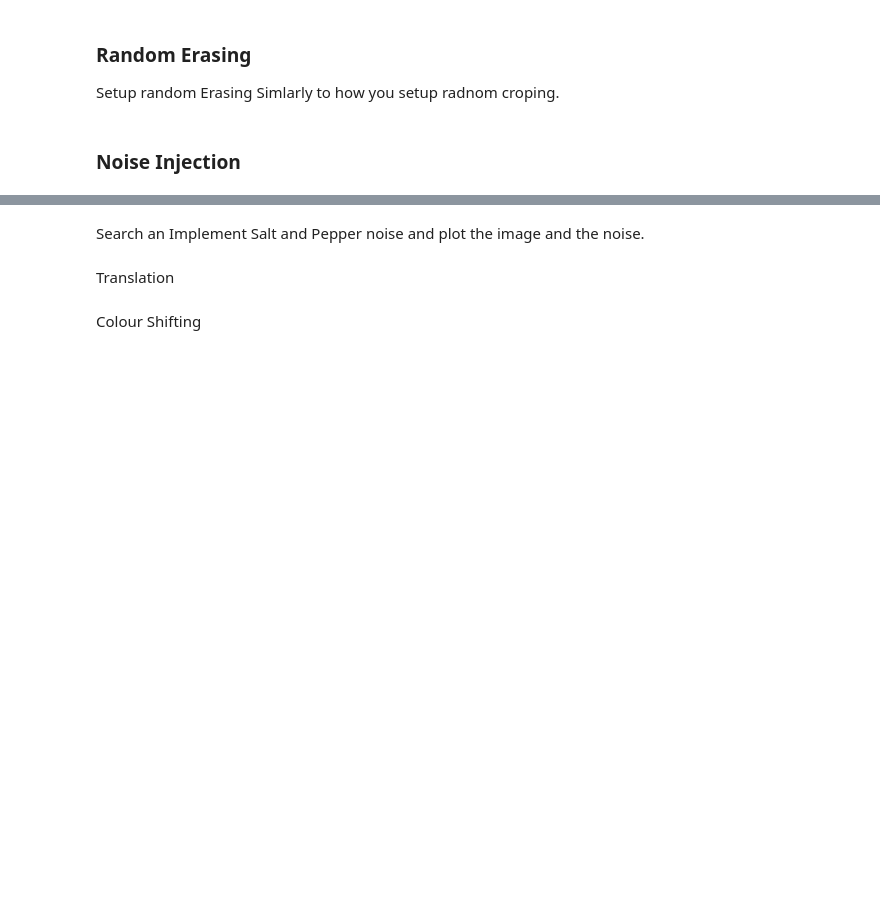
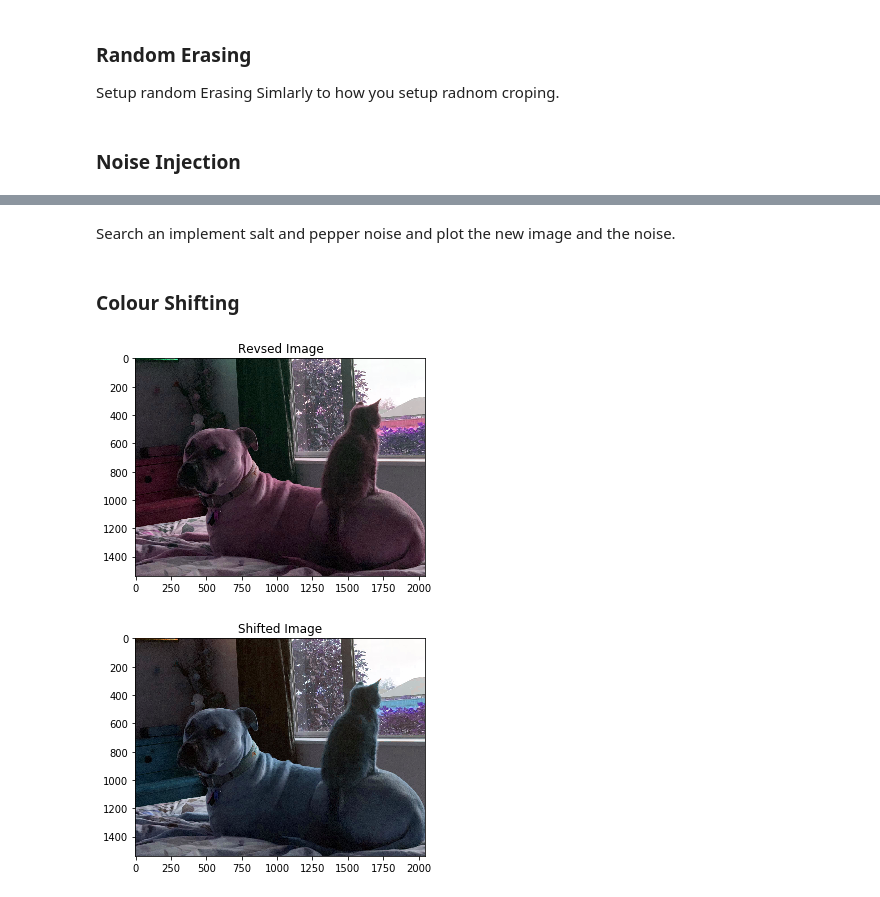
Before and after one commit to lhy110/sail_tutorials, a Jupyter notebook: 2. Computer Vision Basics and Image Augmentations/2.5 Image Augmentations.ipynb, the cells around one changed output, grey strips where cells are left out. Saved outputs shown, nothing was run; the diff lists cells and outputs as text; code cells hidden in the pictures; blank space fills up the shorter version.

```diff
--- a/2. Computer Vision Basics and Image Augmentations/2.5 Image Augmentations.ipynb
+++ b/2. Computer Vision Basics and Image Augmentations/2.5 Image Augmentations.ipynb
@@ -183,7 +197,7 @@ plt.imshow(image_with_noise)
 plt.title("Image with Speckle Noise")
 plt.show()
 # %% [markdown]
-Search an Implement Salt and Pepper noise and plot the image and the noise.
+Search an implement salt and pepper noise and plot the new image and the noise.
 # %%
 ...
 
@@ -194,7 +208,28 @@ plt.show()
 plt.imshow(image_with_noise)
 plt.title("Image with Salt and Pepper Noise")
 plt.show()
-# %% [markdown]
-Translation
-# %% [markdown]
-Colour Shifting
+# %% [markdown]
+### Colour Shifting
+# %%
+# Reversing the colors:
+hsv = cv2.cvtColor(image, cv2.COLOR_RGB2HSV)
+h, s, v = cv2.split(hsv)
+rev_h = 180 - h
+rev_hsv = cv2.merge([rev_h, s, v])
+rev_image = cv2.cvtColor(rev_hsv, cv2.COLOR_HSV2RGB)
+plt.imshow(rev_image)
+plt.title("Revsed Image")
+plt.show()
+
+# Shifting the colors:
+hsv = cv2.cvtColor(image, cv2.COLOR_RGB2HSV)
+h, s, v = cv2.split(hsv)
+shift_h = (h + 90) % 180
+shift_hsv = cv2.merge([shift_h, s, v])
+shift_image = cv2.cvtColor(shift_hsv, cv2.COLOR_HSV2RGB)
+plt.imshow(shift_image)
+plt.title("Shifted Image")
+plt.show()
+# %% [output]
+[figure, added]
+[figure, added]
```
Also changed, not shown: parts of 5 cells of this notebook.
